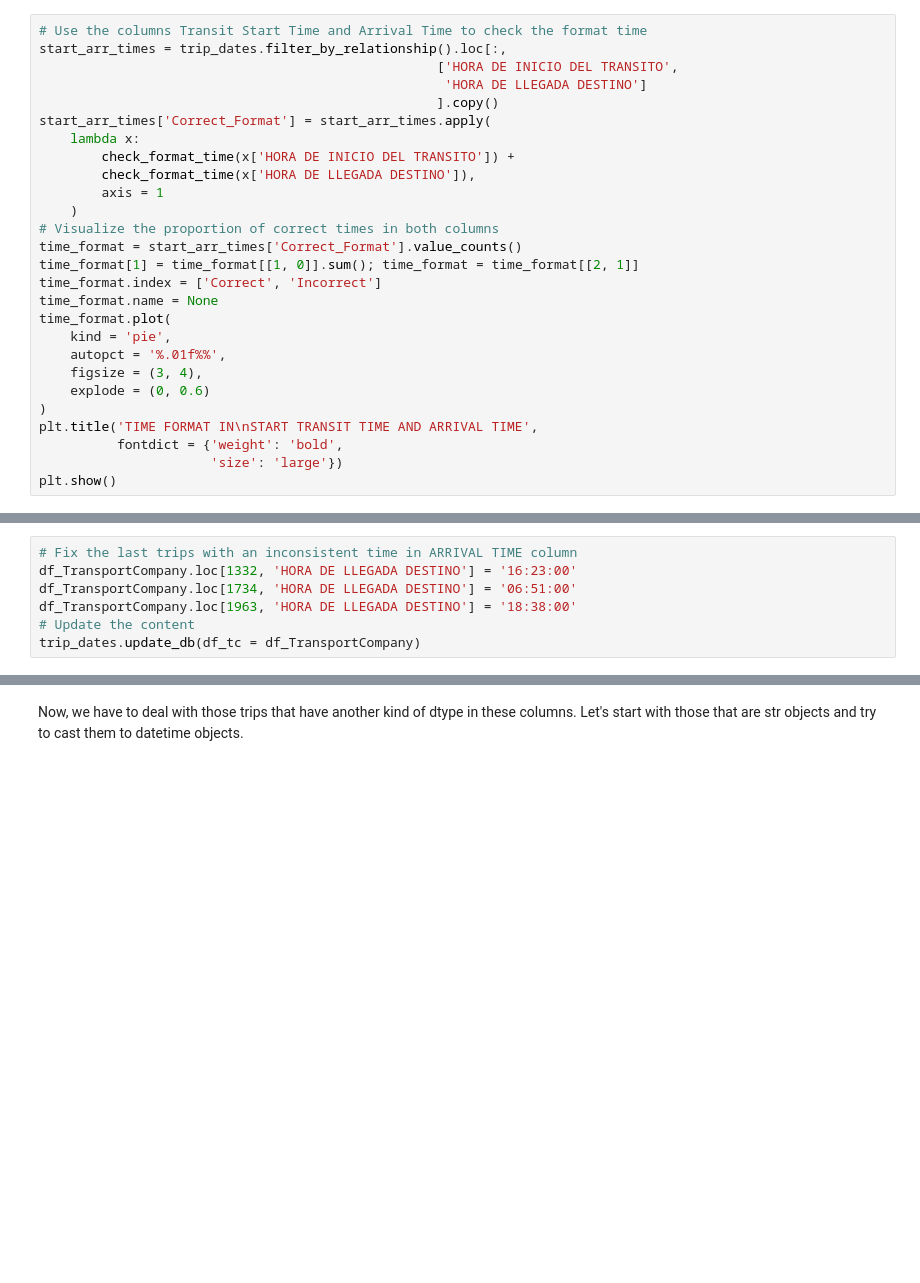
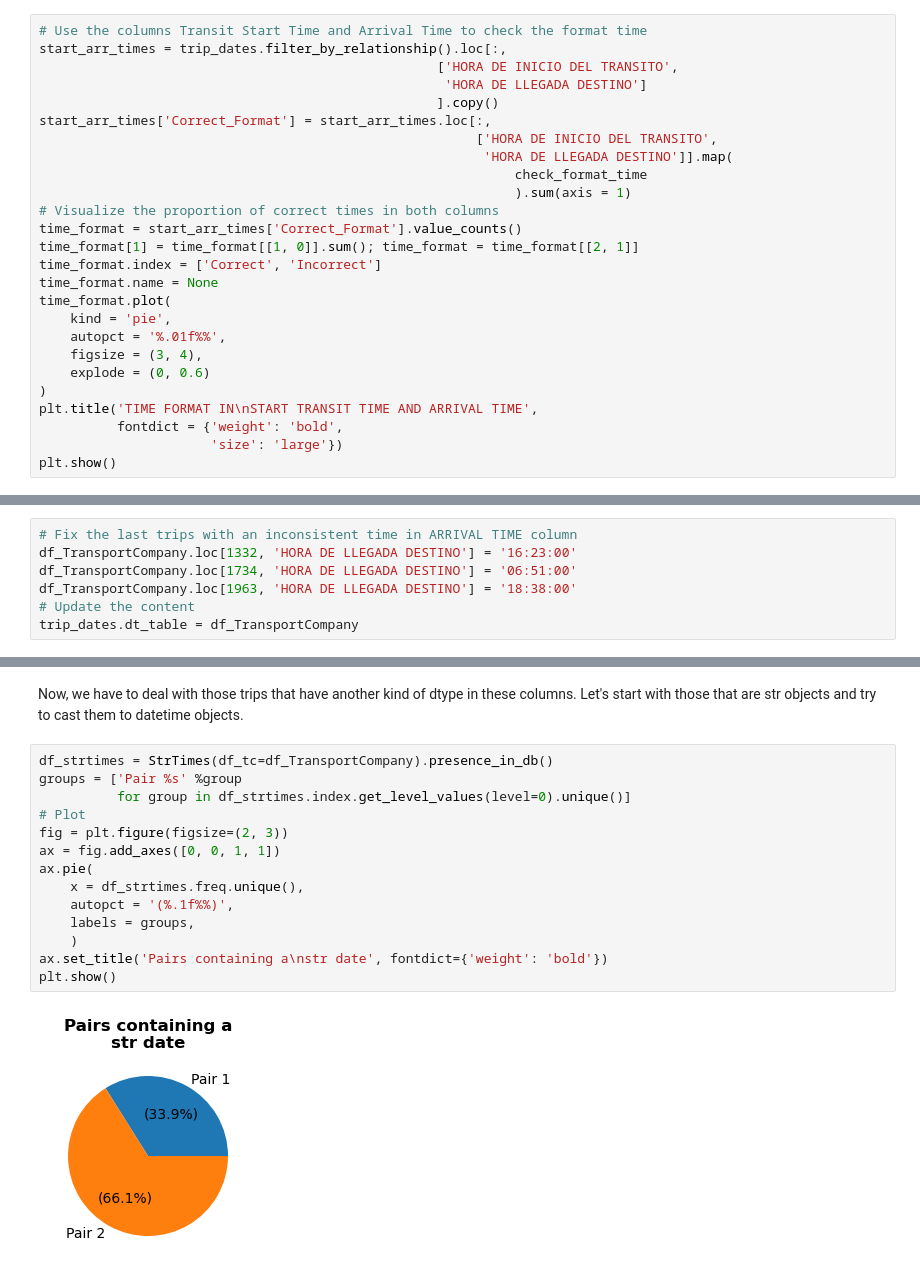
Before and after one commit to CarlosFOL/Transport_Company_Analysis, a Jupyter notebook: notebooks/data_cleaning.ipynb, the cells around one changed output, grey strips where cells are left out. Cells and saved outputs as stored; diff of their text form; blank space fills up the shorter version.

Commit message:
Find out why there are trips with a datetime and str value in  the start and arrival date columns respectively

```diff
--- a/notebooks/data_cleaning.ipynb
+++ b/notebooks/data_cleaning.ipynb
@@ -452,12 +452,11 @@ start_arr_times = trip_dates.filter_by_relationship().loc[:,
                                                    ['HORA DE INICIO DEL TRANSITO',
                                                     'HORA DE LLEGADA DESTINO']
                                                    ].copy()
-start_arr_times['Correct_Format'] = start_arr_times.apply(
-    lambda x:
-        check_format_time(x['HORA DE INICIO DEL TRANSITO']) +
-        check_format_time(x['HORA DE LLEGADA DESTINO']),
-        axis = 1
-    )
+start_arr_times['Correct_Format'] = start_arr_times.loc[:,
+                                                        ['HORA DE INICIO DEL TRANSITO',
+                                                         'HORA DE LLEGADA DESTINO']].map(
+                                                             check_format_time
+                                                             ).sum(axis = 1)
 # Visualize the proportion of correct times in both columns
 time_format = start_arr_times['Correct_Format'].value_counts()
 time_format[1] = time_format[[1, 0]].sum(); time_format = time_format[[2, 1]]
@@ -558,7 +574,7 @@ df_TransportCompany.loc[1332, 'HORA DE LLEGADA DESTINO'] = '16:23:00'
 df_TransportCompany.loc[1734, 'HORA DE LLEGADA DESTINO'] = '06:51:00'
 df_TransportCompany.loc[1963, 'HORA DE LLEGADA DESTINO'] = '18:38:00'
 # Update the content
-trip_dates.update_db(df_tc = df_TransportCompany)
+trip_dates.dt_table = df_TransportCompany
 # %% [markdown]
 Once we've fixed all the start transit times and arrival times of those trips that have datetime objects over these columns and respect the condition: **Start Date < Arrival Date**. We'll be able to calculate the arrival date in those trips that don't fulfill the condition and estimate the arrival times where there are 'Unregistered' values, despite the fact that they have a start transit time.
 # %%
@@ -588,2 +610,18 @@ trip_dates.update_db(df_tc=df_TransportCompany)
 # %% [markdown]
 Now, we have to deal with those trips that have another kind of dtype in these columns. Let's start with those that are str objects and try to cast them to datetime objects.
+# %%
+df_strtimes = StrTimes(df_tc=df_TransportCompany).presence_in_db()
+groups = ['Pair %s' %group
+          for group in df_strtimes.index.get_level_values(level=0).unique()]
+# Plot
+fig = plt.figure(figsize=(2, 3))
+ax = fig.add_axes([0, 0, 1, 1])
+ax.pie(
+    x = df_strtimes.freq.unique(),
+    autopct = '(%.1f%%)',
+    labels = groups,
+    )
+ax.set_title('Pairs containing a\nstr date', fontdict={'weight': 'bold'})
+plt.show()
+# %% [output]
+[figure, added]
```
Also changed, not shown: parts of 16 cells of this notebook, 6 other files.
